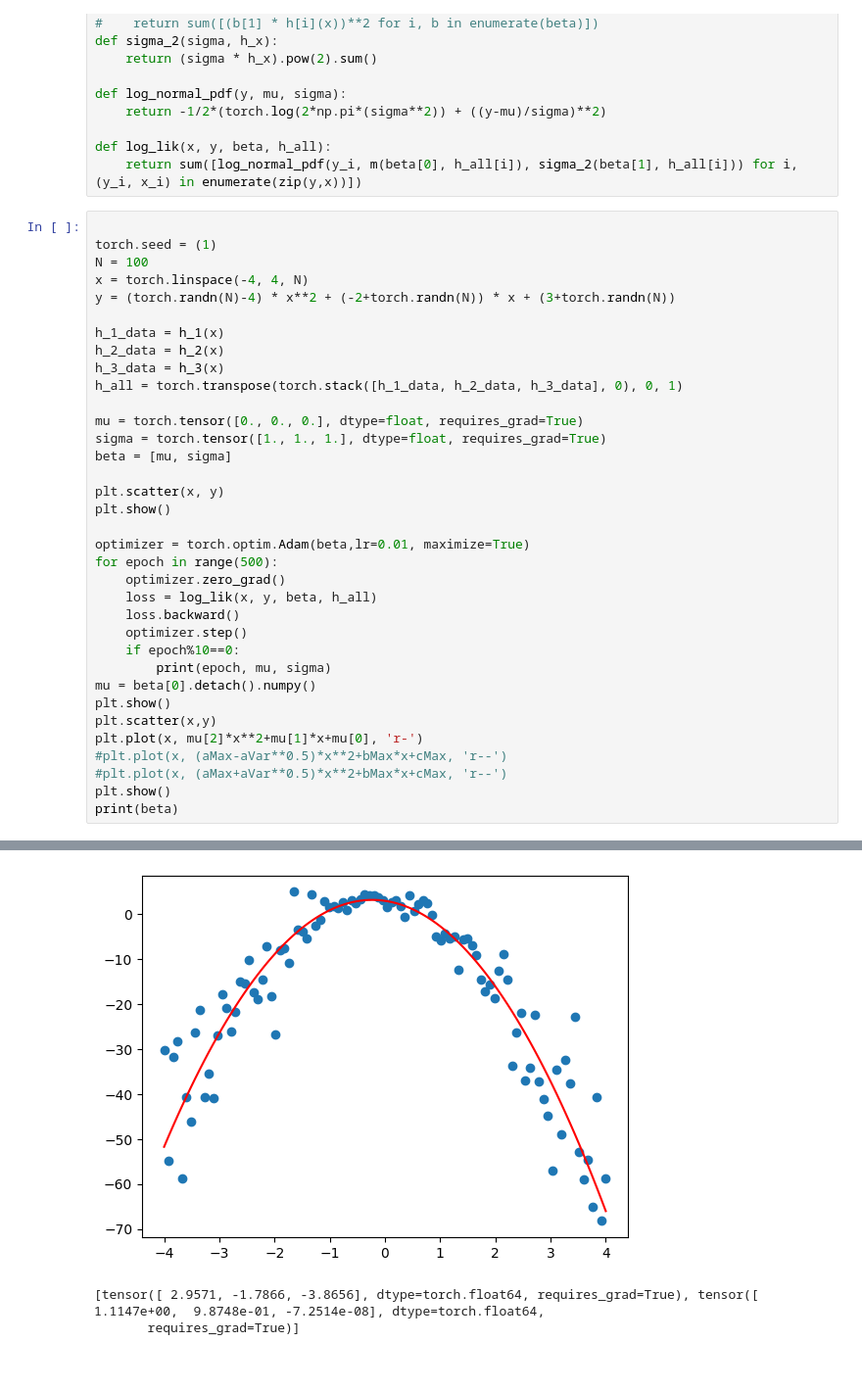
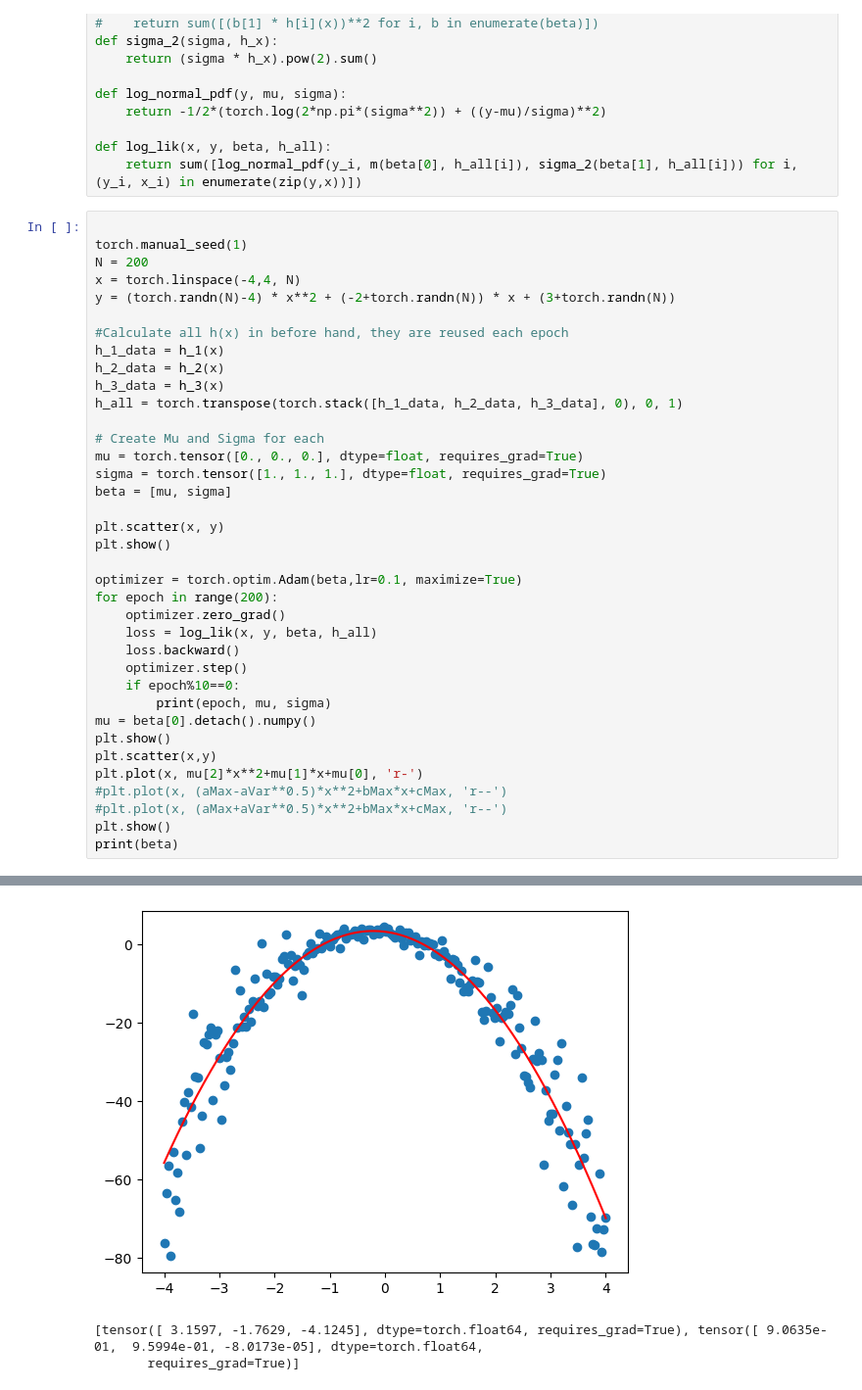
Before and after one commit to Miralleyan/Kandidatarbete, a Jupyter notebook: Optimizer/normal_linear_combination.ipynb, the cells around one changed output, grey strips where cells are left out. Shown at 98% size. Cells and saved outputs as stored; diff of their text form.

```diff
--- a/Optimizer/normal_linear_combination.ipynb
+++ b/Optimizer/normal_linear_combination.ipynb
@@ -29,16 +29,18 @@ def log_lik(x, y, beta, h_all):
     return sum([log_normal_pdf(y_i, m(beta[0], h_all[i]), sigma_2(beta[1], h_all[i])) for i, (y_i, x_i) in enumerate(zip(y,x))])
 # %%
 
-torch.seed = (1)
-N = 100
-x = torch.linspace(-4, 4, N)
+torch.manual_seed(1)
+N = 200
+x = torch.linspace(-4,4, N)
 y = (torch.randn(N)-4) * x**2 + (-2+torch.randn(N)) * x + (3+torch.randn(N))
 
+#Calculate all h(x) in before hand, they are reused each epoch
 h_1_data = h_1(x)
 h_2_data = h_2(x)
 h_3_data = h_3(x)
 h_all = torch.transpose(torch.stack([h_1_data, h_2_data, h_3_data], 0), 0, 1)
 
+# Create Mu and Sigma for each
 mu = torch.tensor([0., 0., 0.], dtype=float, requires_grad=True)
 sigma = torch.tensor([1., 1., 1.], dtype=float, requires_grad=True)
 beta = [mu, sigma]
@@ -46,8 +48,8 @@ beta = [mu, sigma]
 plt.scatter(x, y)
 plt.show()
 
-optimizer = torch.optim.Adam(beta,lr=0.01, maximize=True)
-for epoch in range(500):
+optimizer = torch.optim.Adam(beta,lr=0.1, maximize=True)
+for epoch in range(200):
     optimizer.zero_grad()
     loss = log_lik(x, y, beta, h_all)
     loss.backward()
@@ -83,4 +85,4 @@ print(beta)
        requires_grad=True)
-[figure, old version]
+[figure, new version]
-[tensor([ 2.9571, -1.7866, -3.8656], dtype=torch.float64, requires_grad=True), tensor([ 1.1147e+00,  9.8748e-01, -7.2514e-08], dtype=torch.float64,
+[tensor([ 3.1597, -1.7629, -4.1245], dtype=torch.float64, requires_grad=True), tensor([ 9.0635e-01,  9.5994e-01, -8.0173e-05], dtype=torch.float64,
        requires_grad=True)]
```
Also changed, not shown: parts of 1 cell of this notebook.
